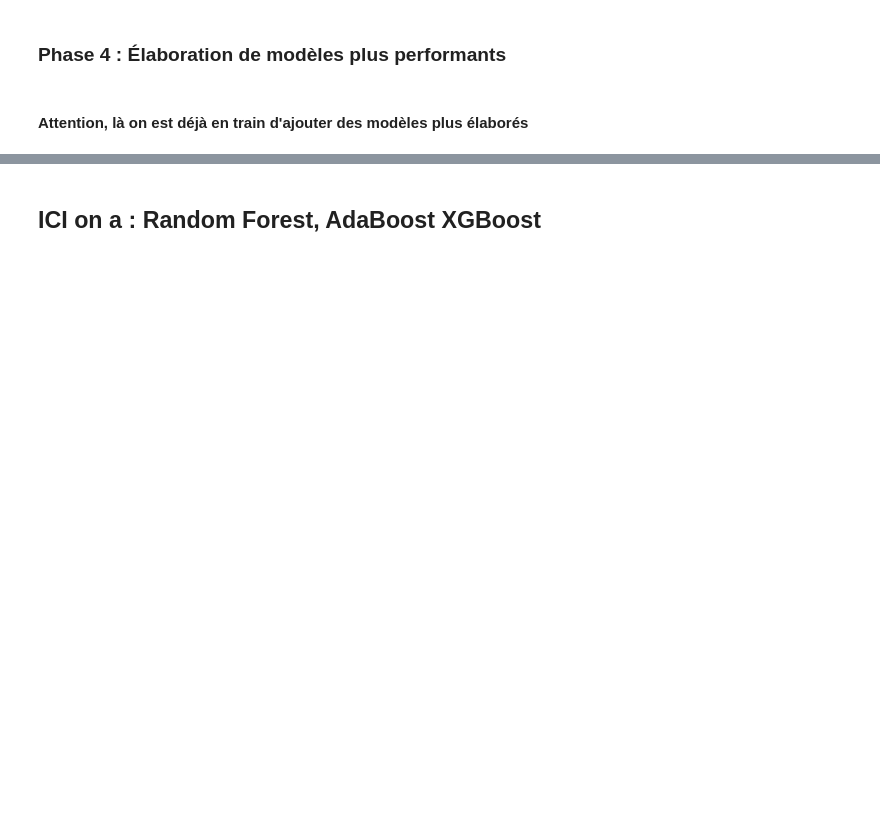
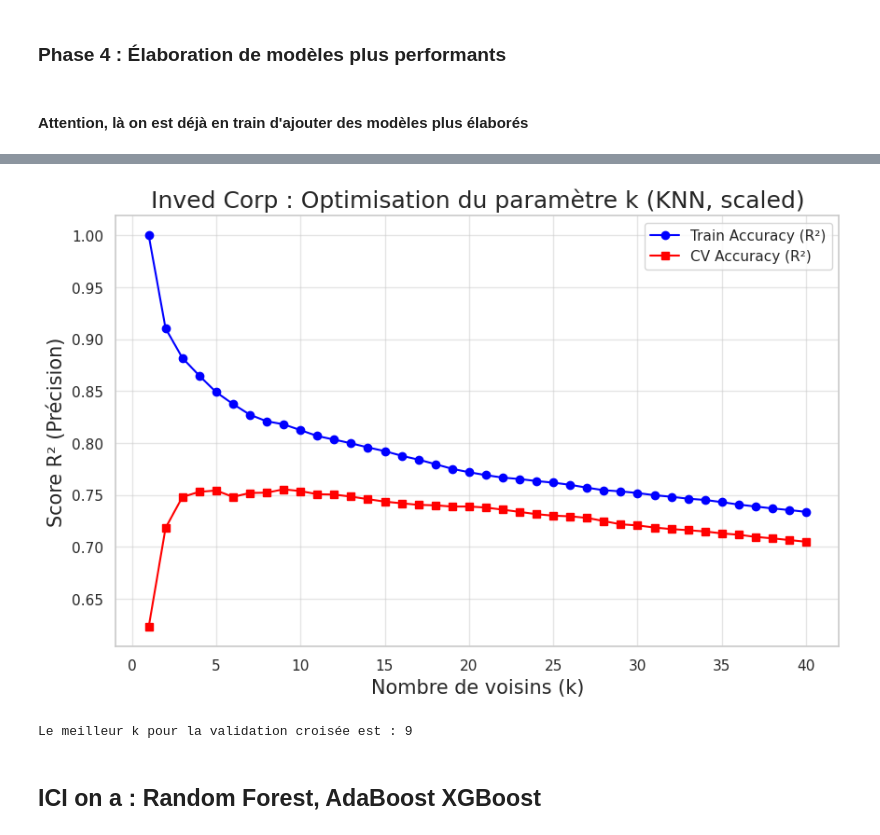
Before and after one commit to NoeBerdoz/predicting-house-prices-ml, a Jupyter notebook: predicting-houses-prices-ml.ipynb, the cells around one changed output, grey strips where cells are left out. Drawn from its saved outputs; the diff is of its cells as text; code cells hidden in the pictures; blank space fills up the shorter version.

```diff
--- a/predicting-houses-prices-ml.ipynb
+++ b/predicting-houses-prices-ml.ipynb
@@ -977,40 +1341,48 @@ print(f"Le score RMSE final du modèle sélectionné est : {rmse_gb:.4f}")
 # %%
 from sklearn.neighbors import KNeighborsRegressor
+from sklearn.preprocessing import StandardScaler
+from sklearn.pipeline import make_pipeline
 from sklearn.model_selection import cross_val_score
 import matplotlib.pyplot as plt
 
 # 1. Définir une plage de k (ex: de 1 à 40)
 k_range = range(1, 41)
 train_scores = []
 cv_scores = []
 
 # 2. Boucle pour tester chaque valeur de k
+# IMPORTANT : KNN est basé sur des distances euclidiennes. Sans StandardScaler,
+# les variables de surface (m²) écrasent les indicatrices one-hot et la métrique
+# de distance n'a plus de sens. On encapsule donc dans un Pipeline scale → KNN.
 for k in k_range:
-    knn = KNeighborsRegressor(n_neighbors=k)
+    knn = make_pipeline(StandardScaler(), KNeighborsRegressor(n_neighbors=k))
 
     # Score d'entraînement (sur y_train_log)
     knn.fit(X_train, y_train_log)
     train_scores.append(knn.score(X_train, y_train_log))
 
     # Score de Validation Croisée (CV) - Moyenne de 5-folds
     scores = cross_val_score(knn, X_train, y_train_log, cv=5)
     cv_scores.append(scores.mean())
 
 # 3. Visualisation des "Accuracies" (R² Score)
 plt.figure(figsize=(10, 6))
 plt.plot(k_range, train_scores, label='Train Accuracy (R²)', color='blue', marker='o')
 plt.plot(k_range, cv_scores, label='CV Accuracy (R²)', color='red', marker='s')
 
-plt.title('Inved Corp : Optimisation du paramètre k (KNN)')
+plt.title('Inved Corp : Optimisation du paramètre k (KNN, scaled)')
 plt.xlabel('Nombre de voisins (k)')
 plt.ylabel('Score R² (Précision)')
 plt.legend()
 plt.grid(True)
 plt.show()
 
 # Identifier le meilleur k
 best_k = k_range[np.argmax(cv_scores)]
 print(f"Le meilleur k pour la validation croisée est : {best_k}")
+# %% [output]
+[figure, added]
+Le meilleur k pour la validation croisée est : 9
 # %% [markdown]
 ## ICI on a : Random Forest, AdaBoost XGBoost
 # %%
```
Also changed, not shown: parts of 43 cells of this notebook.
